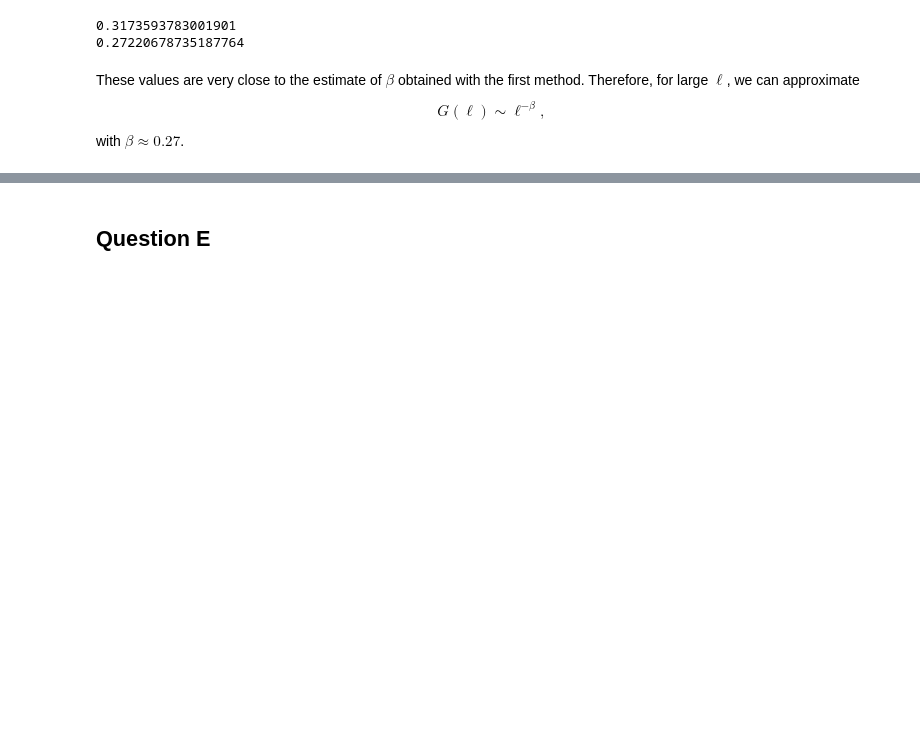
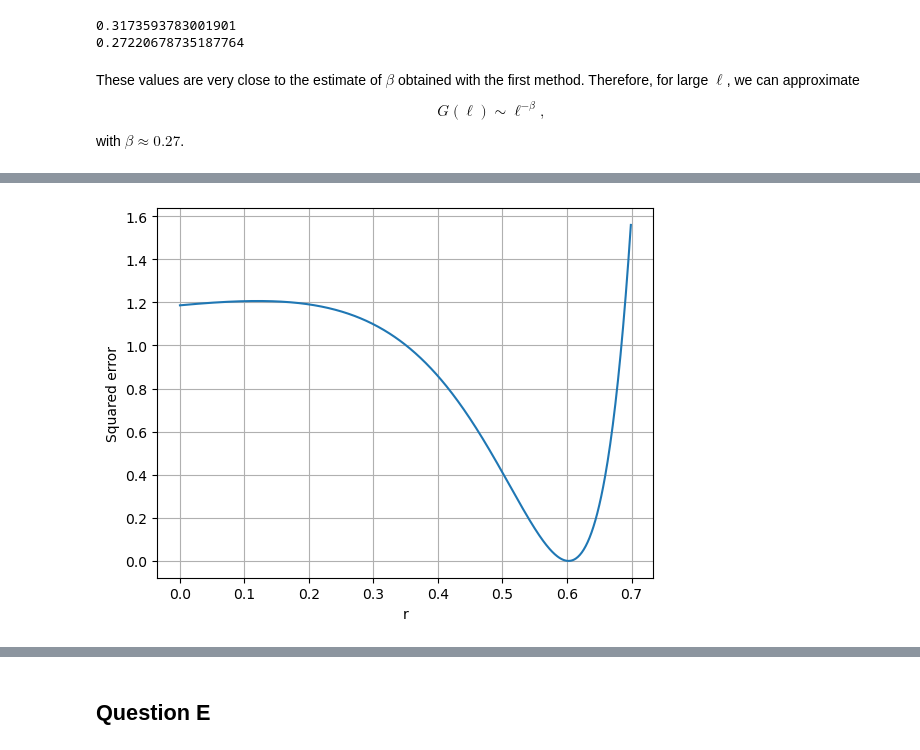
Before and after one commit to NatachaGsn/Market-risk---project, a Jupyter notebook: project.ipynb, the cells around one changed output, grey strips where cells are left out. Drawn from its saved outputs; the diff is of its cells as text; code cells hidden in the pictures; blank space fills up the shorter version.

```diff
--- a/project.ipynb
+++ b/project.ipynb
@@ -345,14 +345,13 @@ With the dataset and the framework provided for TD4, estimate all the parameters
 impact model. Comment the obtained values. Is this model well specified?
 # %%
 df_TD4 = pd.read_excel("Dataset TD4.xlsx")
-df_TD4_grouped = df_TD4.rename(columns={
+df_TD4 = df_TD4.rename(columns={
     "transaction date (1=1day=24 hours)": "t",
     "bid-ask spread": "spread",
     "volume of the transaction (if known)": "volume",
-    "Sign of the transaction": "sign",
     "Price (before transaction)": "price"
 })
-
+df_TD4_grouped = df_TD4
 df_TD4_grouped.sort_values(by = "t", inplace = True)
 
 df_TD4_grouped["t_bin"] = (df_TD4_grouped["t"] // 0.02) * 0.02
@@ -360,7 +359,7 @@ df_TD4_grouped["t_bin"] = df_TD4_grouped["t_bin"]
 df_TD4_grouped = df_TD4_grouped.groupby("t_bin").agg({
     "spread": "last",
     "volume": "last",
-    "sign": "last",
+    "Sign of the transaction": "last",
     "price": "last"
 }).reset_index()
 # %% [markdown]
@@ -651,0 +661,26 @@ Estimer r
+# %%
+df_TD4["volume"] = df_TD4["volume"].fillna(df_TD4["volume"].mean())
+
+def p_t(p_0, G_vect, eps_vect, S_vect, V_vect, r):
+    p_t = p_0 + (G_vect * eps_vect * S_vect * (V_vect**r)).sum()
+    return p_t
+
+p_0 = df_TD4["price"].iloc[0]
+p_t_true = df_TD4["price"].iloc[-1]
+G_vect = G_vals[::-1]
+S_vect = df_TD4["spread"].iloc[:-1]
+V_vect = df_TD4["volume"].iloc[:-1]
+eps_vect = eps[:-1]
+
+
+r_test = np.arange(0, 0.7, 0.001)
+
+
+SE_test = [(p_t(p_0,G_vect, eps_vect, S_vect, V_vect, r)-p_t_true)**2 for r in r_test]
+
+plt.plot(r_test, SE_test)
+plt.xlabel("r")
+plt.ylabel("Squared error")
+plt.grid(True)
+# %% [output]
+[figure, added]
```
Also changed, not shown: parts of 4 cells of this notebook, 1 other file.
